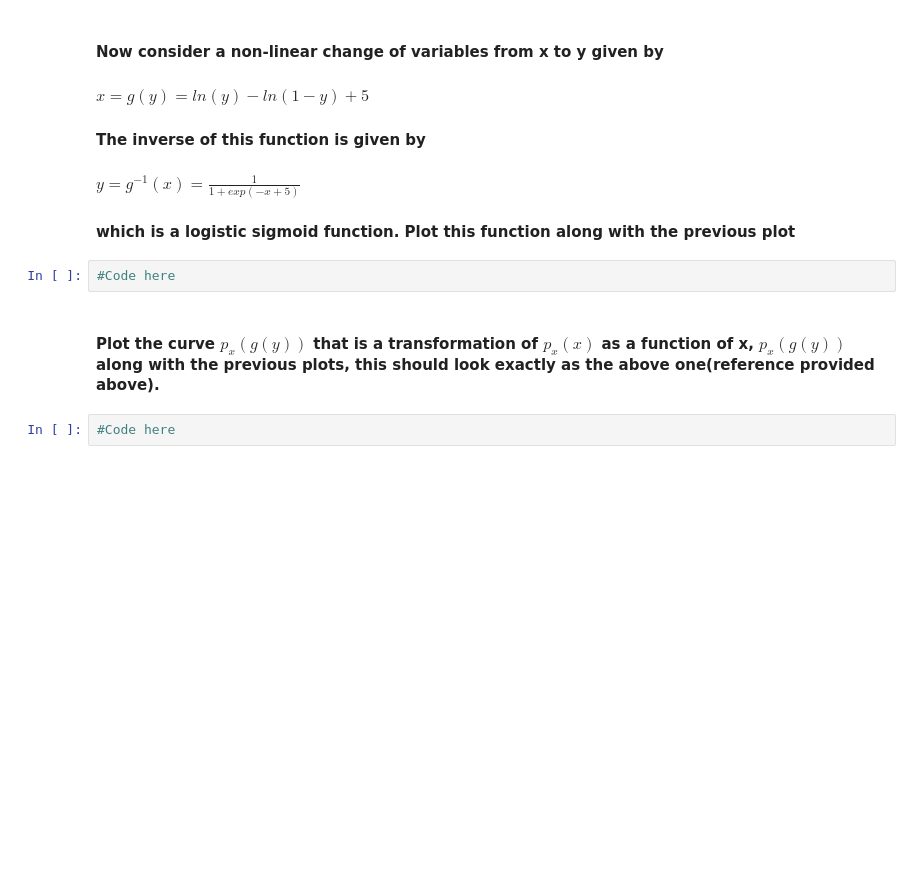
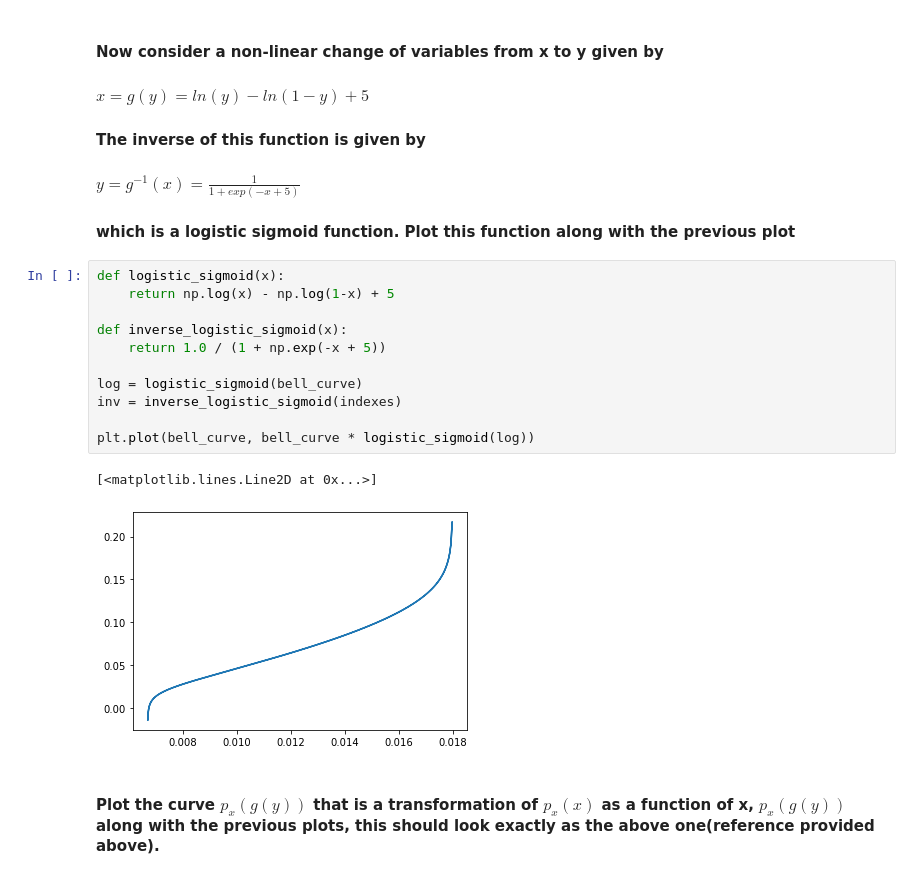
Before and after one commit to malwaru/Awesome-MachineLearning, a Jupyter notebook: ML_Assignment_01/Introduction_Homework.ipynb, the cells around one changed output. Drawn from its saved outputs; the diff is of its cells as text; blank space fills up the shorter version.

```diff
--- a/ML_Assignment_01/Introduction_Homework.ipynb
+++ b/ML_Assignment_01/Introduction_Homework.ipynb
@@ -92,9 +190,19 @@ soln4 = 0
 #### The inverse of this function is given by
 #### $y=g^{-1}(x)=\frac{1}{1+exp(-x+5)}$
 #### which is a logistic sigmoid function. Plot this function along with the previous plot
-# %%
-#Code here
+# %%
+def logistic_sigmoid(x):
+    return np.log(x) - np.log(1-x) + 5
+
+def inverse_logistic_sigmoid(x):
+    return 1.0 / (1 + np.exp(-x + 5))
+
+log = logistic_sigmoid(bell_curve)
+inv = inverse_logistic_sigmoid(indexes)
+
+plt.plot(bell_curve, bell_curve * logistic_sigmoid(log))
+# %% [output]
+[<matplotlib.lines.Line2D at 0x...>]
+[figure, added]
 # %% [markdown]
 #### Plot the curve $p_x(g(y))$ that is a transformation of $p_x(x)$ as a function of x, $p_x(g(y))$ along with the previous plots, this should look exactly as the above one(reference provided above).
-# %%
-#Code here
```
Also changed, not shown: parts of 12 cells of this notebook.
